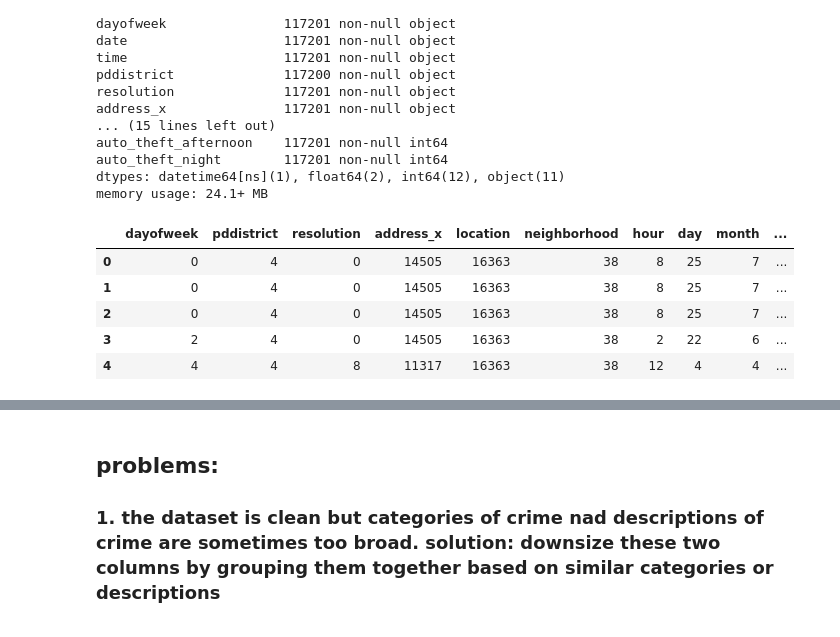
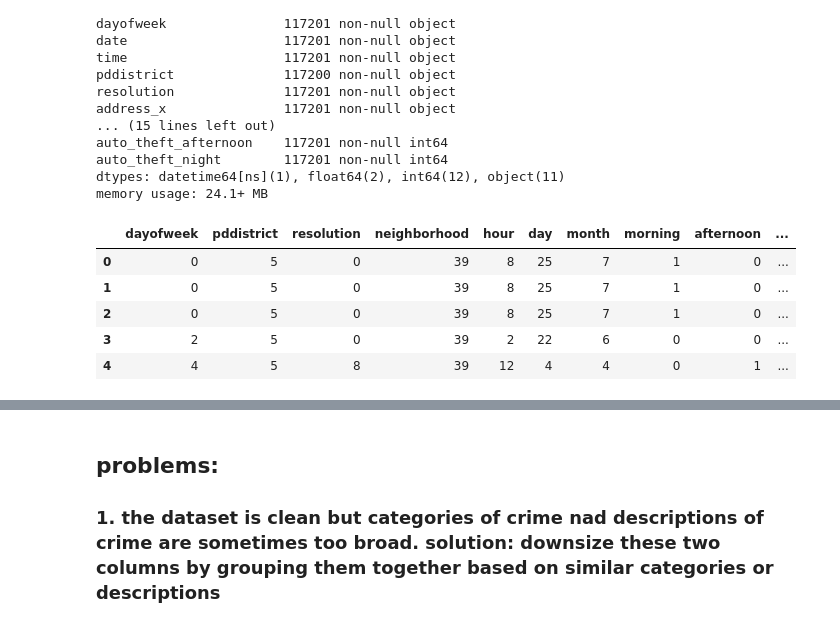
Before and after one commit to sitang/all_projects, a Jupyter notebook: draft_report/draft_report.ipynb, the cells around one changed output, grey strips where cells are left out. Drawn from its saved outputs; the diff is of its cells as text; code cells hidden in the pictures.

```diff
--- a/draft_report/draft_report.ipynb
+++ b/draft_report/draft_report.ipynb
@@ -133,0 +152,35 @@ crime2016 = crime2016.apply(auto_theft_cat)
+# %%
+# def auto_theft_cat(df):
+    #df['descript']=='grand theft from locked auto' & (resolution['morning'] == 1)
+#     df['descript'] = np.where((df['afternoon'] == 1) & (df['descript'] == 'grand theft from locked auto'), 'auto_theft_afternoon')
+#     df['descript'] = np.where((df['night'] == 1) & (df['descript'] == 'grand theft from locked auto'), 'auto_theft_night')
+#     return df
+
+
+n = crime2016.category.unique()
+n = sorted([i for i in n])
+
+cat1 = {'bad checks': 1, 'bribery':1 , 'burglary': 1, 'embezzlement':1 , 'extortion': 1, 'forgery/counterfeiting':1,\
+        'fraud':1, 'loitering':1 , 'robbery':1, 'stolen property':1, 'suspicious occ':1, 'vehicle theft':1,\
+        'recovered vehicle':1}
+cat2 = {'assault': 2, 'disorderly conduct':2, 'family offenses':2, 'pornography/obscene mat':2, 'prostitution':2,\
+        'sex offenses, forcible': 2, 'sex offenses, non forcible': 2}
+cat3 = {'arson': 3, 'kidnapping': 3, 'missing person': 3, 'runaway': 3, 'secondary codes': 3, 'trea': 3, 'trespass': 3,\
+        'vandalism': 3, 'warrants': 3, 'weapon laws': 3}
+cat4 = {'driving under the influence': 4, 'drug/narcotic': 4, 'drunkenness': 4, 'liquor laws': 4, 'suicide': 4}
+cat5 = {'larceny/theft':5}
+
+def crime_cat_mapping(cat):
+    for i in cat:
+        if i in cat1.keys():
+            return cat1[i]
+        elif i in cat2.keys():
+            return cat2[i]
+        elif i in cat3.keys():
+            return cat3[i]
+        elif i in cat4.keys():
+            return cat4[i]
+        elif i in cat5.keys():
+            return cat5[i]
+        else:
+            return np.nan
@@ -134 +192,5 @@ crime2016 = crime2016.apply(auto_theft_cat)
+# %%
+crime2016['new_cat'] = crime2016['category']
+# %%
+crime2016['new_cat'] = crime2016['new_cat'].apply(lambda x: crime_cat_mapping(x))
 # %%
@@ -195,17 +265,18 @@ crime2016.dropna(inplace=True)
 # %%
 label = LabelEncoder()
 
-feature = ['dayofweek', 'pddistrict', 'resolution', 'address_x', 'location', 'neighborhood', 'hour', 'day',\
-           'month', 'morning', 'afternoon', 'night', 'auto_theft_morning', 'auto_theft_afternoon', 'auto_theft_night']
+feature = ['dayofweek', 'pddistrict', 'resolution', 'neighborhood', 'hour', 'day',\
+           'month', 'morning', 'afternoon', 'night', 'auto_theft_morning',\
+           'auto_theft_afternoon', 'auto_theft_night']
 X_dum = crime2016[feature].apply(label.fit_transform)
 X_dum.head()
 # %% [output]
-|  | dayofweek | pddistrict | resolution | address_x | location | neighborhood | hour | day | month | ... |
-| 0 | 0 | 4 | 0 | 14505 | 16363 | 38 | 8 | 25 | 7 | ... |
-| 1 | 0 | 4 | 0 | 14505 | 16363 | 38 | 8 | 25 | 7 | ... |
-| 2 | 0 | 4 | 0 | 14505 | 16363 | 38 | 8 | 25 | 7 | ... |
-| 3 | 2 | 4 | 0 | 14505 | 16363 | 38 | 2 | 22 | 6 | ... |
-| 4 | 4 | 4 | 8 | 11317 | 16363 | 38 | 12 | 4 | 4 | ... |
+|  | dayofweek | pddistrict | resolution | neighborhood | hour | day | month | morning | afternoon | ... |
+| 0 | 0 | 5 | 0 | 39 | 8 | 25 | 7 | 1 | 0 | ... |
+| 1 | 0 | 5 | 0 | 39 | 8 | 25 | 7 | 1 | 0 | ... |
+| 2 | 0 | 5 | 0 | 39 | 8 | 25 | 7 | 1 | 0 | ... |
+| 3 | 2 | 5 | 0 | 39 | 2 | 22 | 6 | 0 | 0 | ... |
+| 4 | 4 | 5 | 8 | 39 | 12 | 4 | 4 | 0 | 1 | ... |
 # %%
 y = label.fit_transform(crime2016['category'])
 X_train, X_test, y_train, y_test = train_test_split(X_dum, y, test_size=0.4, random_state=42)
```
Also changed, not shown: parts of 9 cells of this notebook.
